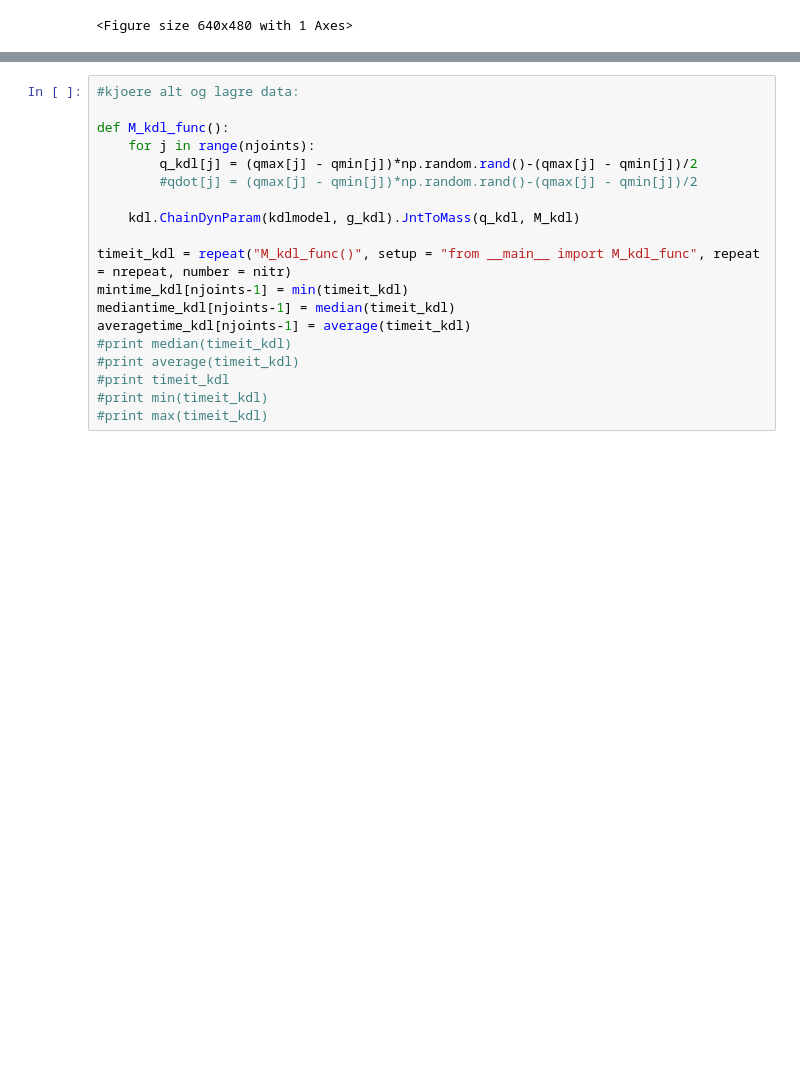
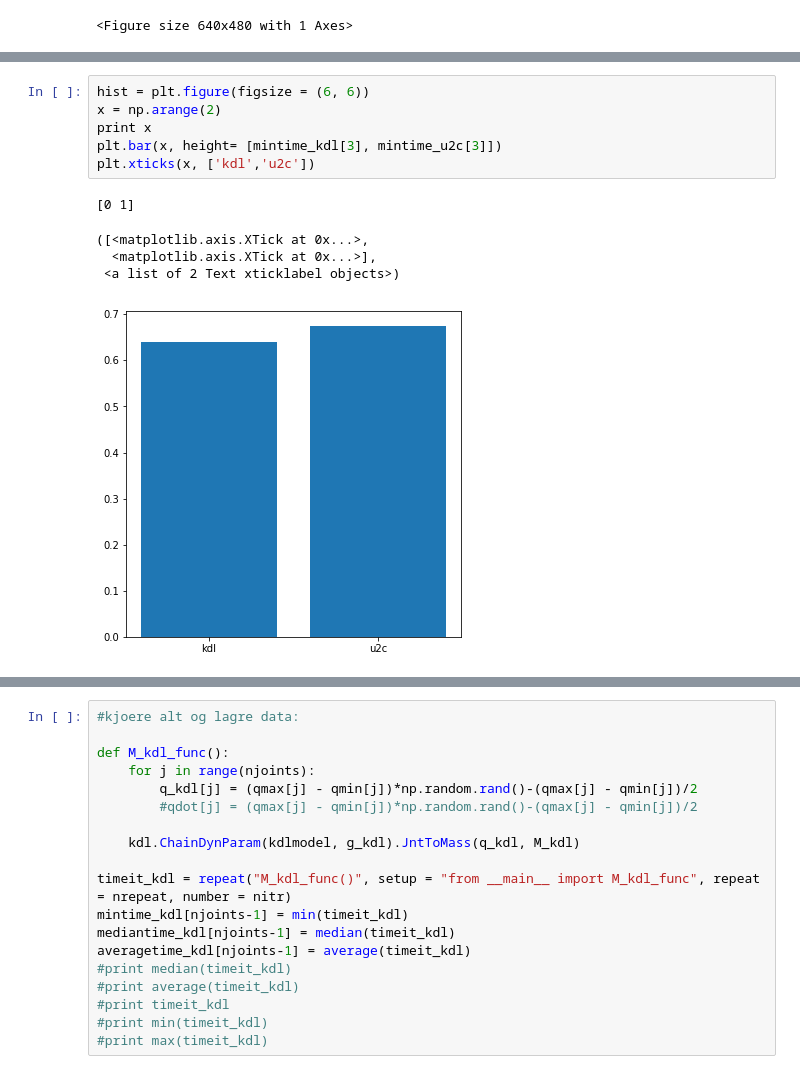
Before and after one commit to mahaarbo/urdf2casadi, a Jupyter notebook: examples/timing/timingscript_inertiamatrix.ipynb, the cells around one changed output, grey strips where cells are left out. Cells and saved outputs as stored; diff of their text form; blank space fills up the shorter version.

```diff
--- a/examples/timing/timingscript_inertiamatrix.ipynb
+++ b/examples/timing/timingscript_inertiamatrix.ipynb
@@ -166,0 +179,12 @@ plt.show()
+# %%
+hist = plt.figure(figsize = (6, 6))
+x = np.arange(2)
+print x
+plt.bar(x, height= [mintime_kdl[3], mintime_u2c[3]])
+plt.xticks(x, ['kdl','u2c'])
+# %% [output]
+[0 1]
+([<matplotlib.axis.XTick at 0x...>,
+  <matplotlib.axis.XTick at 0x...>],
+ <a list of 2 Text xticklabel objects>)
+[figure, added]
```
Also changed, not shown: parts of 8 cells of this notebook, 32 other files.
